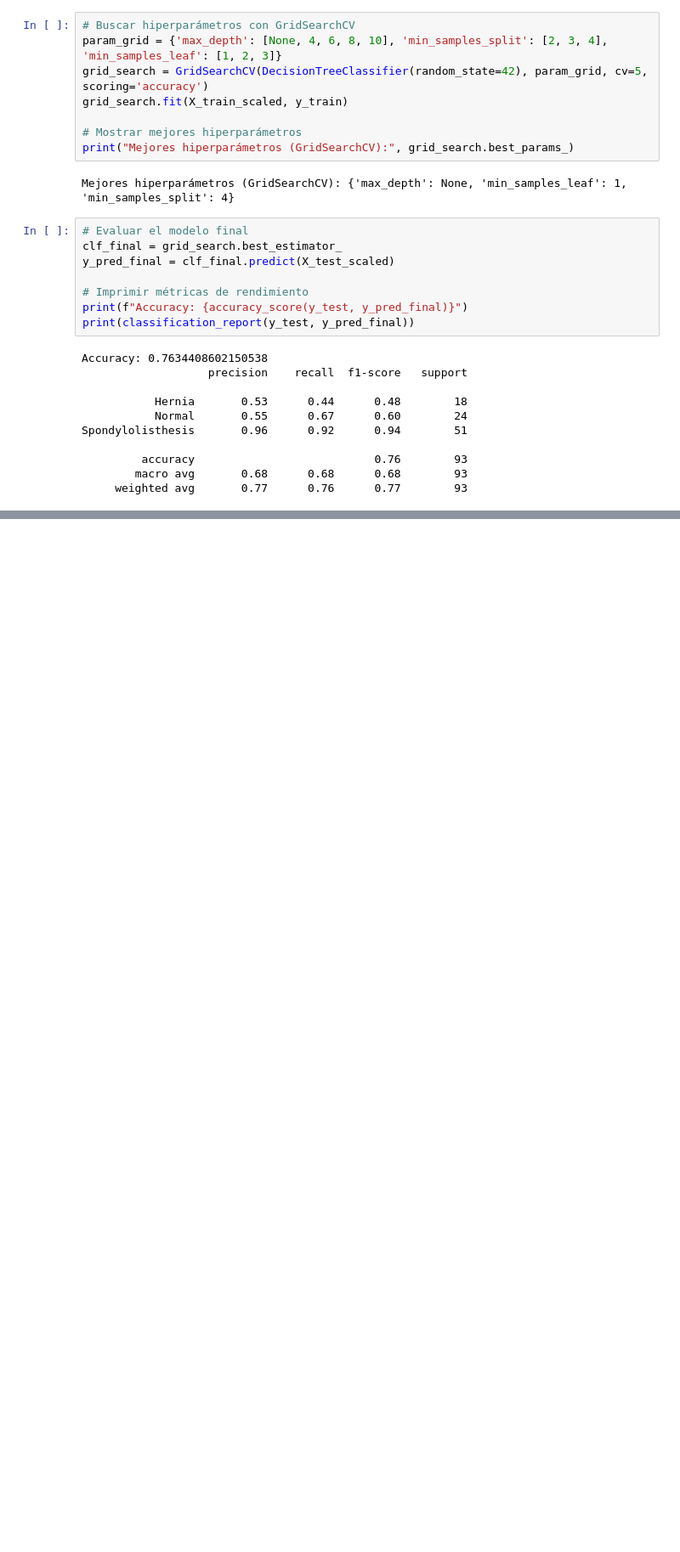
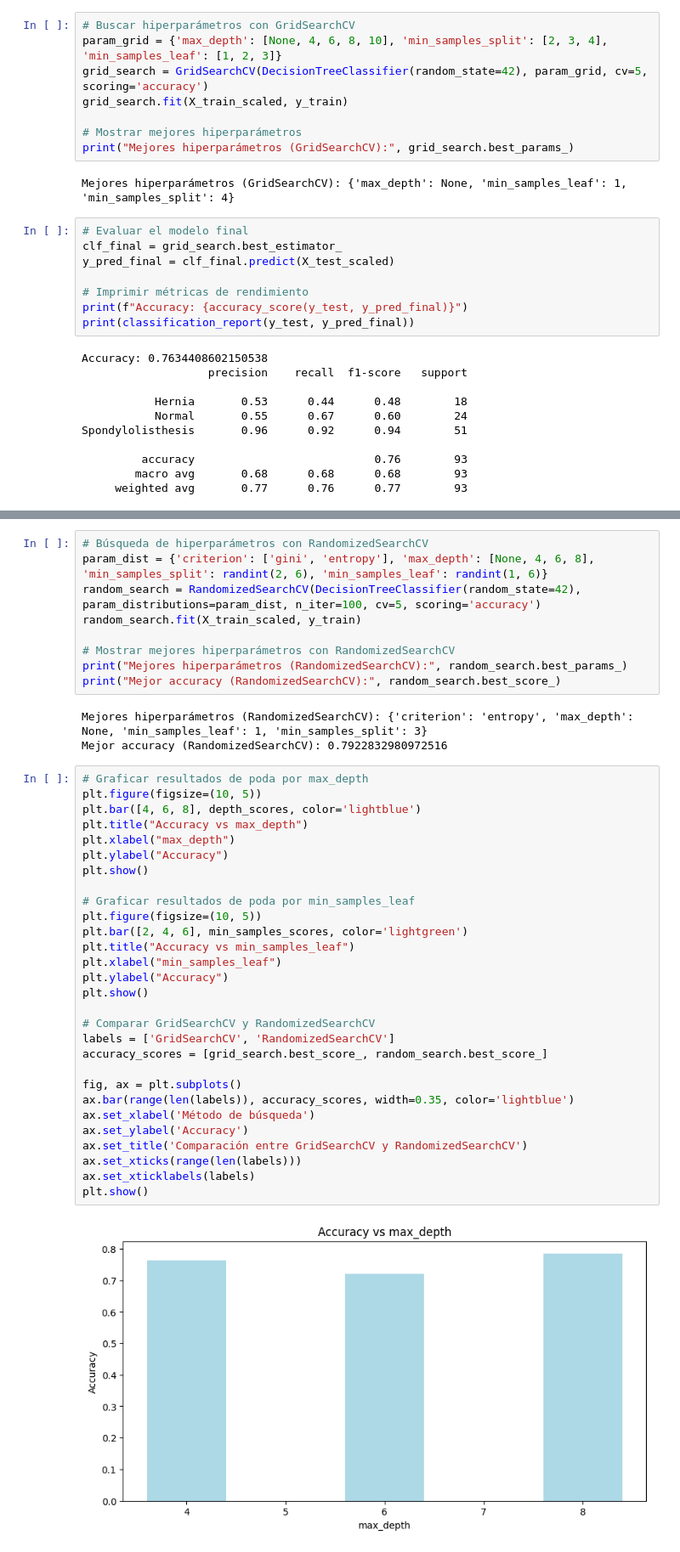
Before and after one commit to Zhanya001/vertebral-column-classification, a Jupyter notebook: main.ipynb, the cells around one changed output, grey strips where cells are left out. Shown: that part at 85% size. Drawn from its saved outputs; the diff is of its cells as text; blank space fills up the shorter version.

```diff
--- a/main.ipynb
+++ b/main.ipynb
@@ -90,0 +98,43 @@ for min_samples in [2, 4, 6]:
+# %%
+# Búsqueda de hiperparámetros con RandomizedSearchCV
+param_dist = {'criterion': ['gini', 'entropy'], 'max_depth': [None, 4, 6, 8], 'min_samples_split': randint(2, 6), 'min_samples_leaf': randint(1, 6)}
+random_search = RandomizedSearchCV(DecisionTreeClassifier(random_state=42), param_distributions=param_dist, n_iter=100, cv=5, scoring='accuracy')
+random_search.fit(X_train_scaled, y_train)
+
+# Mostrar mejores hiperparámetros con RandomizedSearchCV
+print("Mejores hiperparámetros (RandomizedSearchCV):", random_search.best_params_)
+print("Mejor accuracy (RandomizedSearchCV):", random_search.best_score_)
+# %% [output]
+Mejores hiperparámetros (RandomizedSearchCV): {'criterion': 'entropy', 'max_depth': None, 'min_samples_leaf': 1, 'min_samples_split': 3}
+Mejor accuracy (RandomizedSearchCV): 0.7922832980972516
+# %%
+# Graficar resultados de poda por max_depth
+plt.figure(figsize=(10, 5))
+plt.bar([4, 6, 8], depth_scores, color='lightblue')
+plt.title("Accuracy vs max_depth")
+plt.xlabel("max_depth")
+plt.ylabel("Accuracy")
+plt.show()
+
+# Graficar resultados de poda por min_samples_leaf
+plt.figure(figsize=(10, 5))
+plt.bar([2, 4, 6], min_samples_scores, color='lightgreen')
+plt.title("Accuracy vs min_samples_leaf")
+plt.xlabel("min_samples_leaf")
+plt.ylabel("Accuracy")
+plt.show()
+
+# Comparar GridSearchCV y RandomizedSearchCV
+labels = ['GridSearchCV', 'RandomizedSearchCV']
+accuracy_scores = [grid_search.best_score_, random_search.best_score_]
+
+fig, ax = plt.subplots()
+ax.bar(range(len(labels)), accuracy_scores, width=0.35, color='lightblue')
+ax.set_xlabel('Método de búsqueda')
+ax.set_ylabel('Accuracy')
+ax.set_title('Comparación entre GridSearchCV y RandomizedSearchCV')
+ax.set_xticks(range(len(labels)))
+ax.set_xticklabels(labels)
+plt.show()
+# %% [output]
+[figure, added]
```
Also changed, not shown: parts of 2 cells of this notebook.
